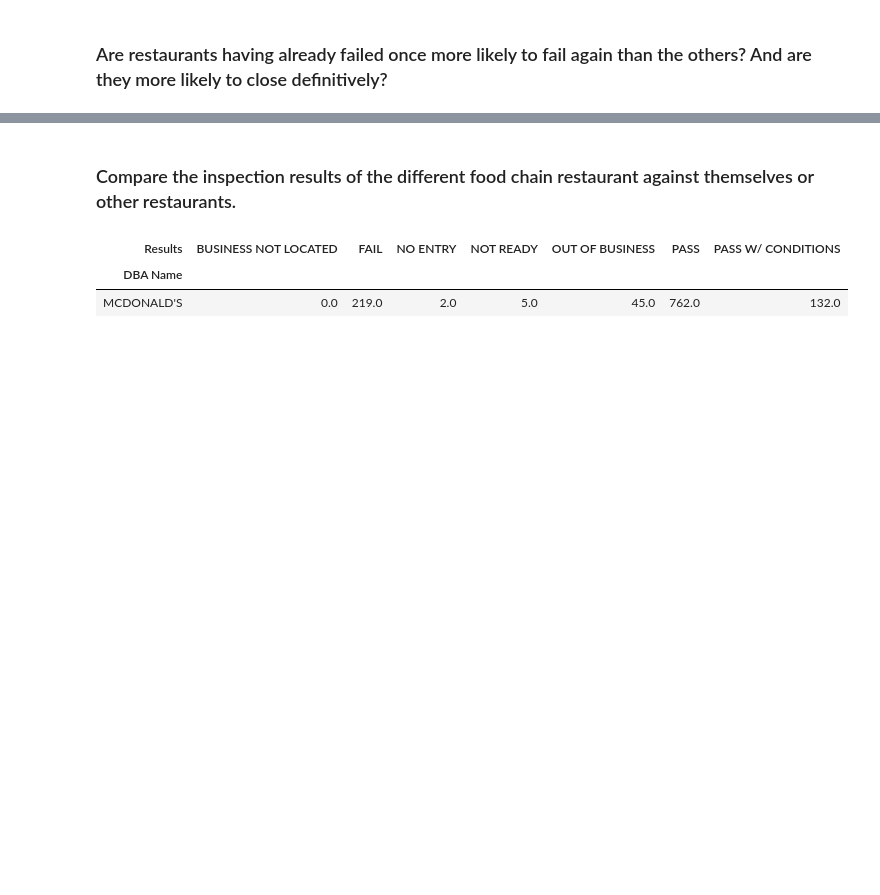
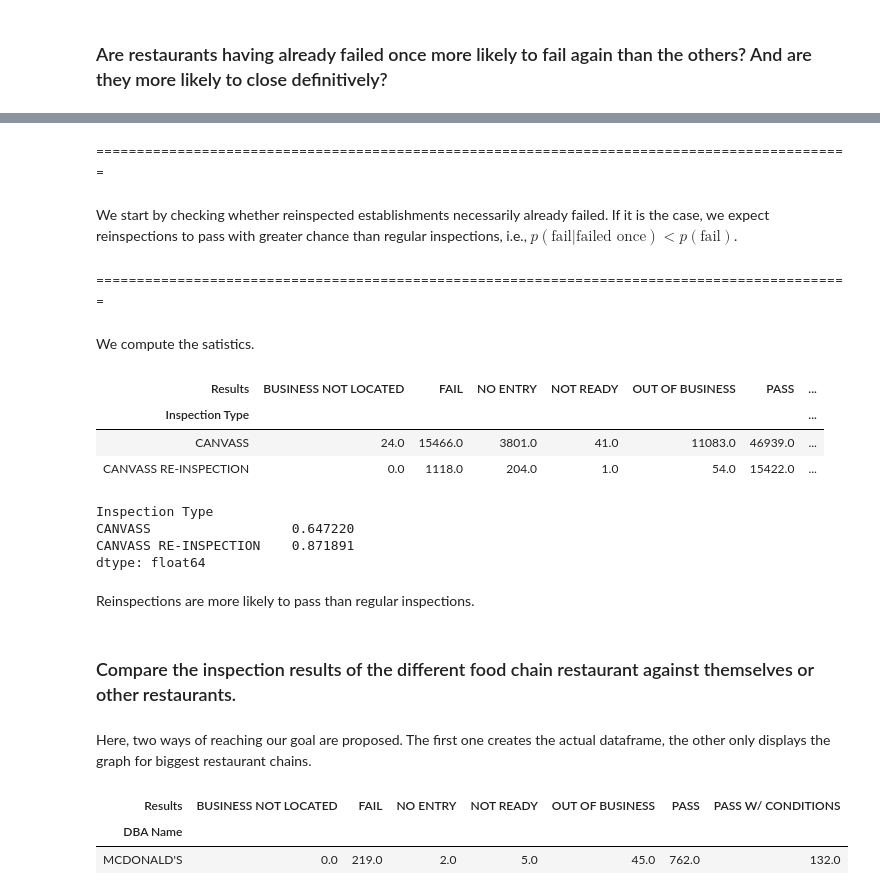
Before and after one commit to Gondolav/ADA-project, a Jupyter notebook: notebook.ipynb, the cells around one changed output, grey strips where cells are left out. Cells and saved outputs as stored; diff of their text form; code cells hidden in the pictures; blank space fills up the shorter version.

```diff
--- a/notebook.ipynb
+++ b/notebook.ipynb
@@ -919,0 +917,4 @@ df_never_failed_2013 = df_t[df_t['FAIL'] == 0]
+# %% [markdown]
+=============================================================================================
+# %% [markdown]
+We start by checking whether reinspected establishments necessarily already failed. If it is the case, we expect reinspections to pass with greater chance than regular inspections, i.e., $p(\text{fail}|\text{failed once}) < p(\text{fail})$.
@@ -920,3 +924,28 @@ df_never_failed_2013 = df_t[df_t['FAIL'] == 0]
+# %% [markdown]
+=============================================================================================
+# %% [markdown]
+We compute the satistics.
+# %%
+df_insp_res = df[['Inspection Type', 'Results']].groupby(['Inspection Type', 'Results'])['Results'].count().unstack().fillna(0)
+df_insp_res = df_insp_res[df_insp_res.index.isin(['CANVASS', 'CANVASS RE-INSPECTION'])]
+df_insp_res
+# %% [output]
+| Results | BUSINESS NOT LOCATED | FAIL | NO ENTRY | NOT READY | OUT OF BUSINESS | PASS | ... |
+| Inspection Type |  |  |  |  |  |  | ... |
+| CANVASS | 24.0 | 15466.0 | 3801.0 | 41.0 | 11083.0 | 46939.0 | ... |
+| CANVASS RE-INSPECTION | 0.0 | 1118.0 | 204.0 | 1.0 | 54.0 | 15422.0 | ... |
+# %%
+insp_res = df_insp_res['PASS'] / df_insp_res[['FAIL', 'PASS', 'PASS W/ CONDITIONS']].sum(axis=1)
+insp_res
+# %% [output]
+Inspection Type
+CANVASS                  0.647220
+CANVASS RE-INSPECTION    0.871891
+dtype: float64
+# %% [markdown]
+Reinspections are more likely to pass than regular inspections.
 # %% [markdown]
 ### Compare the inspection results of the different food chain restaurant against themselves or other restaurants.
+# %% [markdown]
+Here, two ways of reaching our goal are proposed. The first one creates the actual dataframe, the other only displays the graph for biggest restaurant chains.
 # %%
```
Also changed, not shown: parts of 18 cells of this notebook.
